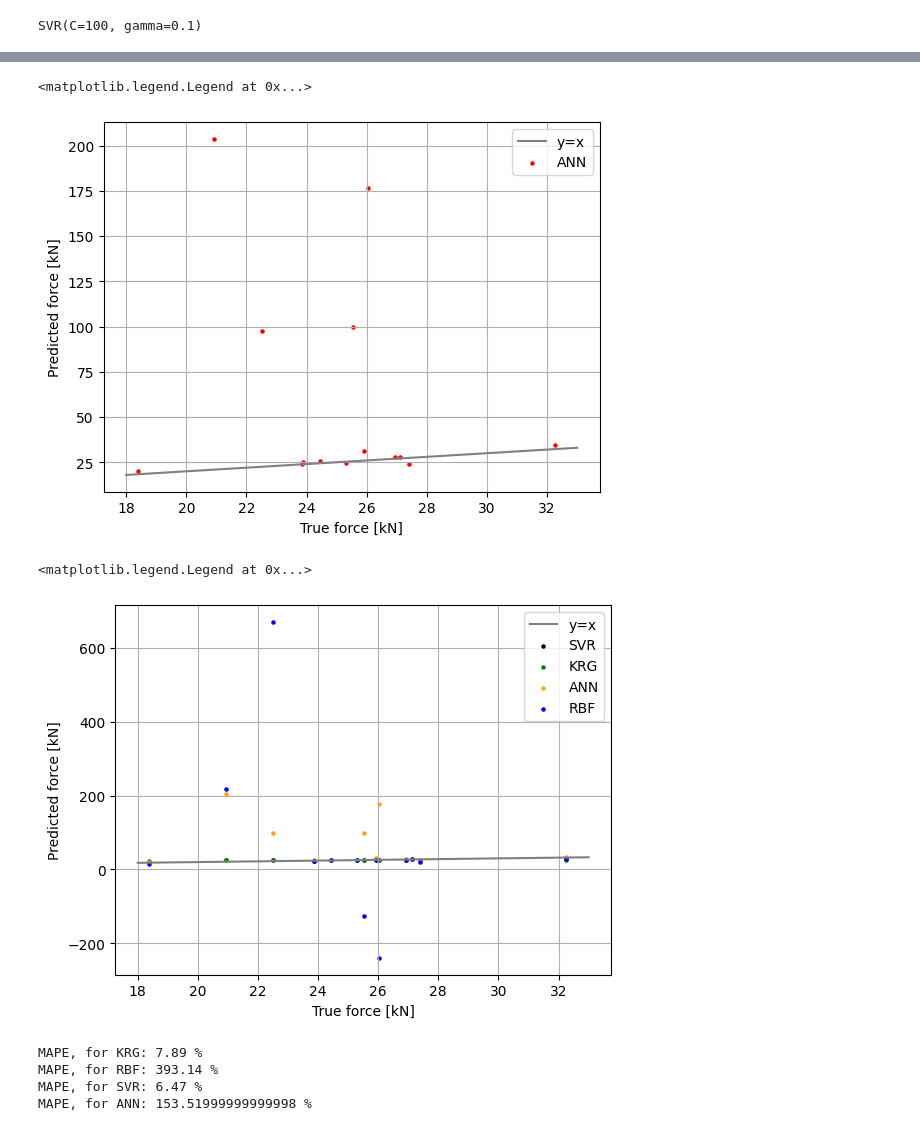
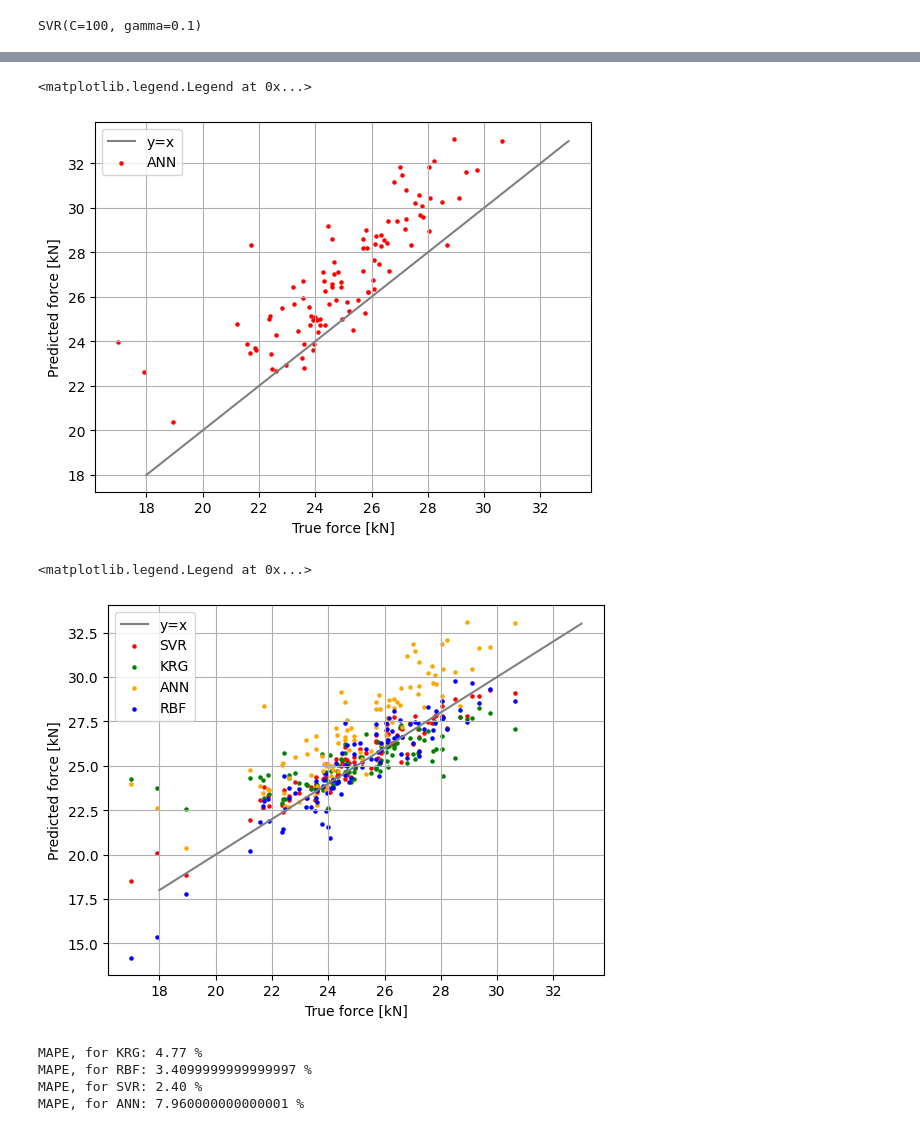
Before and after one commit to magnufoy/Surrogate-modeling, a Jupyter notebook: Generate_data_for_extreme_values.ipynb, the cells around one changed output, grey strips where cells are left out. Drawn from its saved outputs; the diff is of its cells as text; code cells hidden in the pictures.

Commit message:
Endret til dobbel feil og plots for surrogat modeller

```diff
--- a/Generate_data_for_extreme_values.ipynb
+++ b/Generate_data_for_extreme_values.ipynb
@@ -10,9 +10,9 @@ import tensorflow as tf
 from sklearn.svm import SVR
 from sklearn.model_selection import RandomizedSearchCV
 # %%
-'''def read_data(type, folder, length):
+def read_data(type, folder, length):
     df = pd.DataFrame()
-    parameters = pd.read_csv('Simulation_BENDING\extreme_values.csv')
+    parameters = pd.read_csv('random_extreme_values.csv')
     for i in range(length):
         new_data = pd.read_csv('Simulation_'+type+'/'+folder+'/'+type+'_X_data.csv/'+type+'_'+str(i+1)+'_data.csv')
         mean_force = new_data['FKN'].mean()
@@ -25,10 +25,10 @@ from sklearn.model_selection import RandomizedSearchCV
         df = pd.concat([df, new_data_df])
     df = df.drop(columns=['sample'])
     df.reset_index(drop=True, inplace=True)
-    df.to_csv('Bending_extreme_whole.csv', index=False)
+    df.to_csv('Bending_extreme_random.csv', index=False)
     return df
 
 
-df = read_data(type='BENDING', folder='Bending_extreme_values', length=14)
-df.head()'''
+df = read_data(type='BENDING', folder='Random_extreme_bending', length=100)
+df.head()
 # %% [output]
@@ -36,5 +41,5 @@ df.head()'''
 # %%
-extremal_df = pd.read_csv('Bending_extreme_whole.csv')
+extremal_df = pd.read_csv('Bending_extreme_random.csv')
 training_df = pd.read_csv('Monte_Carlo_10000/training_data.csv')
 # %%
 X = training_df[['outer_wall_thickness', 'inside_wall_side_thickness', 'inside_wall_middle_thickness', 'height', 'width', 'sigma0', 'youngs']].values
@@ -273,22 +278,22 @@ plt.grid()
 plt.legend()
 # %% [output]
 <matplotlib.legend.Legend at 0x...>
-[figure, old version]
+[figure, new version]
 # %%
 plt.plot([18,33], [18, 33], label='y=x', color='gray')
 
-plt.scatter(Y_EXT,Y_predicted_SVR, s=5, label= 'SVR', color='black')
+plt.scatter(Y_EXT,Y_predicted_SVR, s=5, label= 'SVR', color='red')
 plt.scatter(Y_EXT, Y_predicted_KRG, s=5, label='KRG', color='green')
 plt.scatter(Y_EXT, Y_predicted_ANN, s=5, label='ANN', color='orange')
 plt.scatter(Y_EXT, predicted_values_RBF, s=5, label='RBF', color='blue')
 
 plt.xlabel('True force [kN]')
 plt.ylabel('Predicted force [kN]')
 plt.grid()
 plt.legend()
 # %% [output]
 <matplotlib.legend.Legend at 0x...>
-[figure, old version]
+[figure, new version]
 # %%
 mape_KRG = mean_absolute_percentage_error(Y_EXT, Y_predicted_KRG)
 mape_RBF = mean_absolute_percentage_error(Y_EXT, predicted_values_RBF)
@@ -299,7 +304,7 @@ print("MAPE, for RBF:", round(mape_RBF, 4)*100, "%")
 print("MAPE, for SVR:", format(round(mape_SVR, 4)*100,'.2f'), "%")
 print("MAPE, for ANN:", round(mape_ANN, 4)*100, "%")
 # %% [output]
-MAPE, for KRG: 7.89 %
-MAPE, for RBF: 393.14 %
-MAPE, for SVR: 6.47 %
-MAPE, for ANN: 153.51999999999998 %
+MAPE, for KRG: 4.77 %
+MAPE, for RBF: 3.4099999999999997 %
+MAPE, for SVR: 2.40 %
+MAPE, for ANN: 7.960000000000001 %
```
Also changed, not shown: parts of 11 cells of this notebook, 1 other file.
